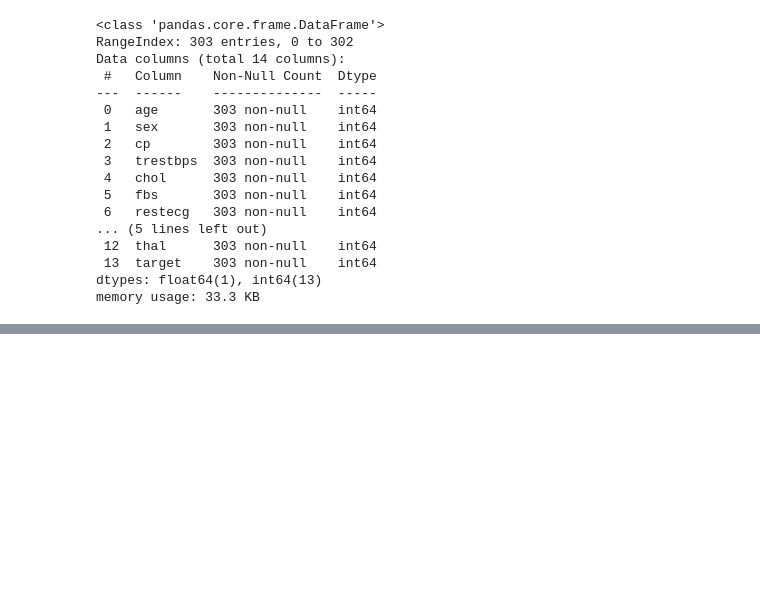
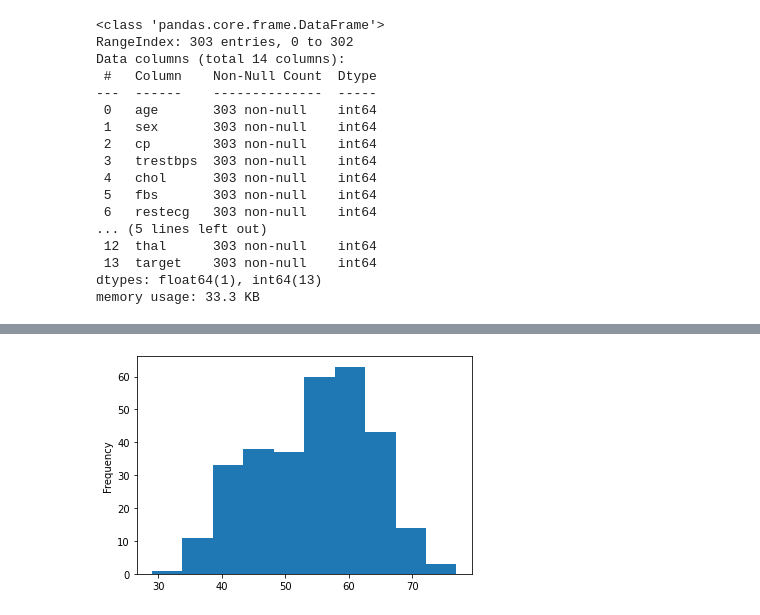
Before and after one commit to mainaliashish/ml-projects, a Jupyter notebook: project-one-classification/project-one.ipynb, the cells around one changed output, grey strips where cells are left out. Cells and saved outputs as stored; diff of their text form; code cells hidden in the pictures; blank space fills up the shorter version.

```diff
--- a/project-one-classification/project-one.ipynb
+++ b/project-one-classification/project-one.ipynb
@@ -105,0 +197,5 @@ df.isna(.sum()
+# %%
+# Check the distribution of age column with a histogram
+df.age.plot.hist();
+# %% [output]
+[figure, added]
```
Also changed, not shown: parts of 14 cells of this notebook.
